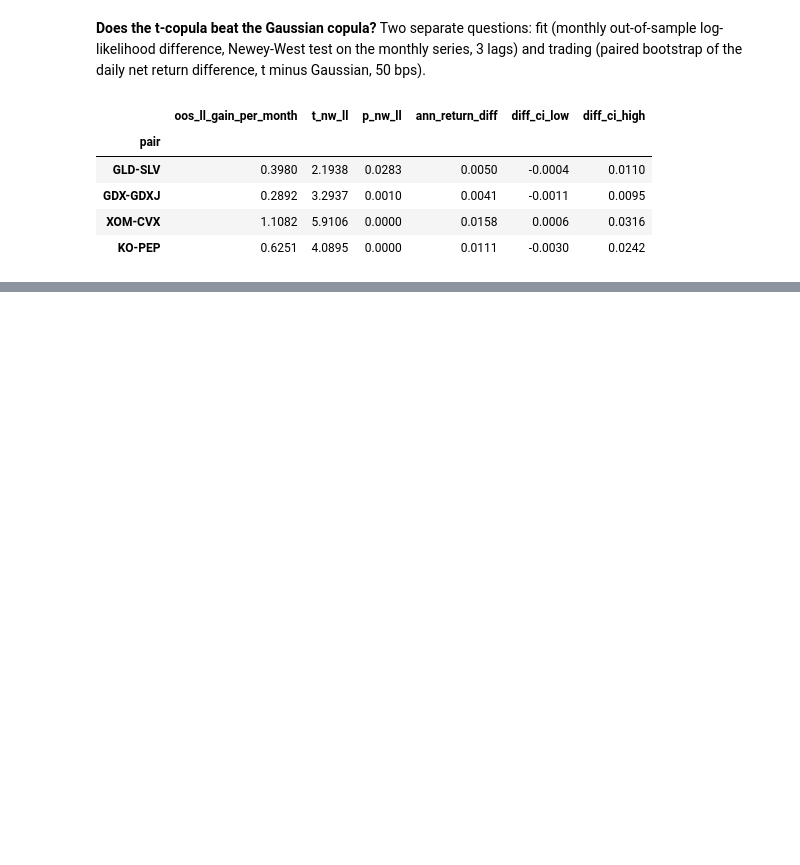
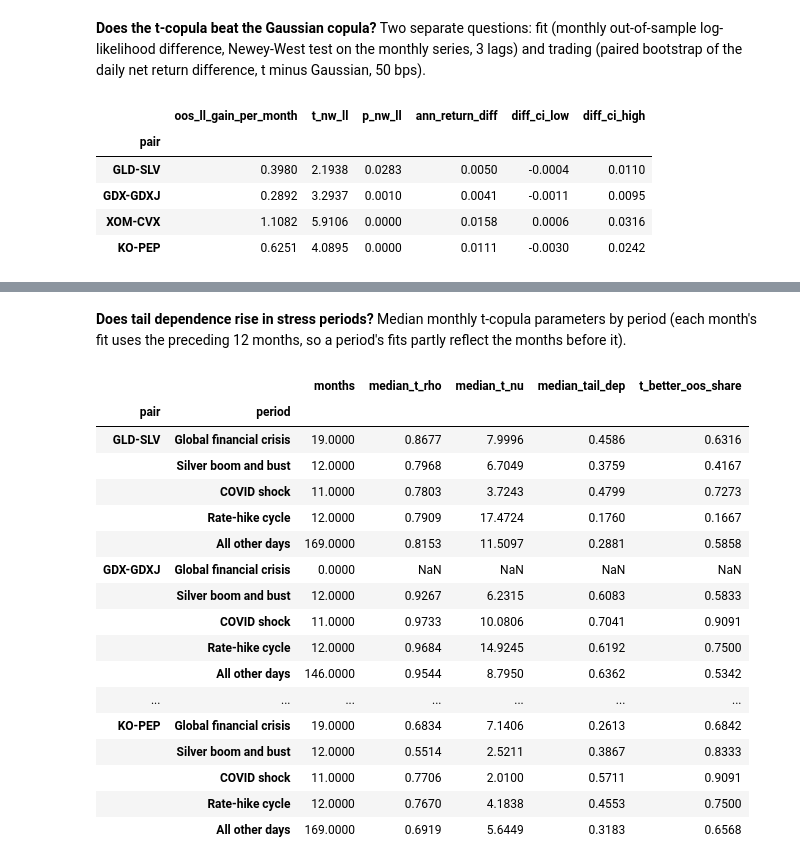
Before and after one commit to D-ch-e/copula-pairs-trading, a Jupyter notebook: notebooks/analysis.ipynb, the cells around one changed output, grey strips where cells are left out. Cells and saved outputs as stored; diff of their text form; code cells hidden in the pictures; blank space fills up the shorter version.

```diff
--- a/notebooks/analysis.ipynb
+++ b/notebooks/analysis.ipynb
@@ -293,0 +329,6 @@ pd.DataFrame(rows).set_index("pair")
+# %%
+rows = {}
+for pair in PAIR_NAMES:
+    for key, name in [("copula|t|probability", "Copula t (main)"), ("zscore|None|None", "z-score baseline")]:
+        rows[(pair, name)] = analysis.subperiod_performance(load_returns(f"{pair}|{key}|50"), PERIODS)["total_return"]
+pd.DataFrame(rows).T.rename(columns=PERIOD_LABELS)
@@ -294 +345,26 @@ pd.DataFrame(rows).set_index("pair")
+# %% [markdown]
+**Does tail dependence rise in stress periods?** Median monthly t-copula parameters by period (each
+month's fit uses the preceding 12 months, so a period's fits partly reflect the months before it).
+# %%
+pd.concat({pair: analysis.subperiod_copula(fits[pair], PERIODS).rename(index=PERIOD_LABELS)
+           for pair in PAIR_NAMES}, names=["pair", "period"])
+# %% [output]
+|  |  | months | median_t_rho | median_t_nu | median_tail_dep | t_better_oos_share |
+| pair | period |  |  |  |  |  |
+| GLD-SLV | Global financial crisis | 19.0000 | 0.8677 | 7.9996 | 0.4586 | 0.6316 |
+|  | Silver boom and bust | 12.0000 | 0.7968 | 6.7049 | 0.3759 | 0.4167 |
+|  | COVID shock | 11.0000 | 0.7803 | 3.7243 | 0.4799 | 0.7273 |
+|  | Rate-hike cycle | 12.0000 | 0.7909 | 17.4724 | 0.1760 | 0.1667 |
+|  | All other days | 169.0000 | 0.8153 | 11.5097 | 0.2881 | 0.5858 |
+| GDX-GDXJ | Global financial crisis | 0.0000 | NaN | NaN | NaN | NaN |
+|  | Silver boom and bust | 12.0000 | 0.9267 | 6.2315 | 0.6083 | 0.5833 |
+|  | COVID shock | 11.0000 | 0.9733 | 10.0806 | 0.7041 | 0.9091 |
+|  | Rate-hike cycle | 12.0000 | 0.9684 | 14.9245 | 0.6192 | 0.7500 |
+|  | All other days | 146.0000 | 0.9544 | 8.7950 | 0.6362 | 0.5342 |
+| ... | ... | ... | ... | ... | ... | ... |
+| KO-PEP | Global financial crisis | 19.0000 | 0.6834 | 7.1406 | 0.2613 | 0.6842 |
+|  | Silver boom and bust | 12.0000 | 0.5514 | 2.5211 | 0.3867 | 0.8333 |
+|  | COVID shock | 11.0000 | 0.7706 | 2.0100 | 0.5711 | 0.9091 |
+|  | Rate-hike cycle | 12.0000 | 0.7670 | 4.1838 | 0.4553 | 0.7500 |
+|  | All other days | 169.0000 | 0.6919 | 5.6449 | 0.3183 | 0.6568 |
 # %% [markdown]
```
Also changed, not shown: parts of 6 cells of this notebook, 6 other files.
